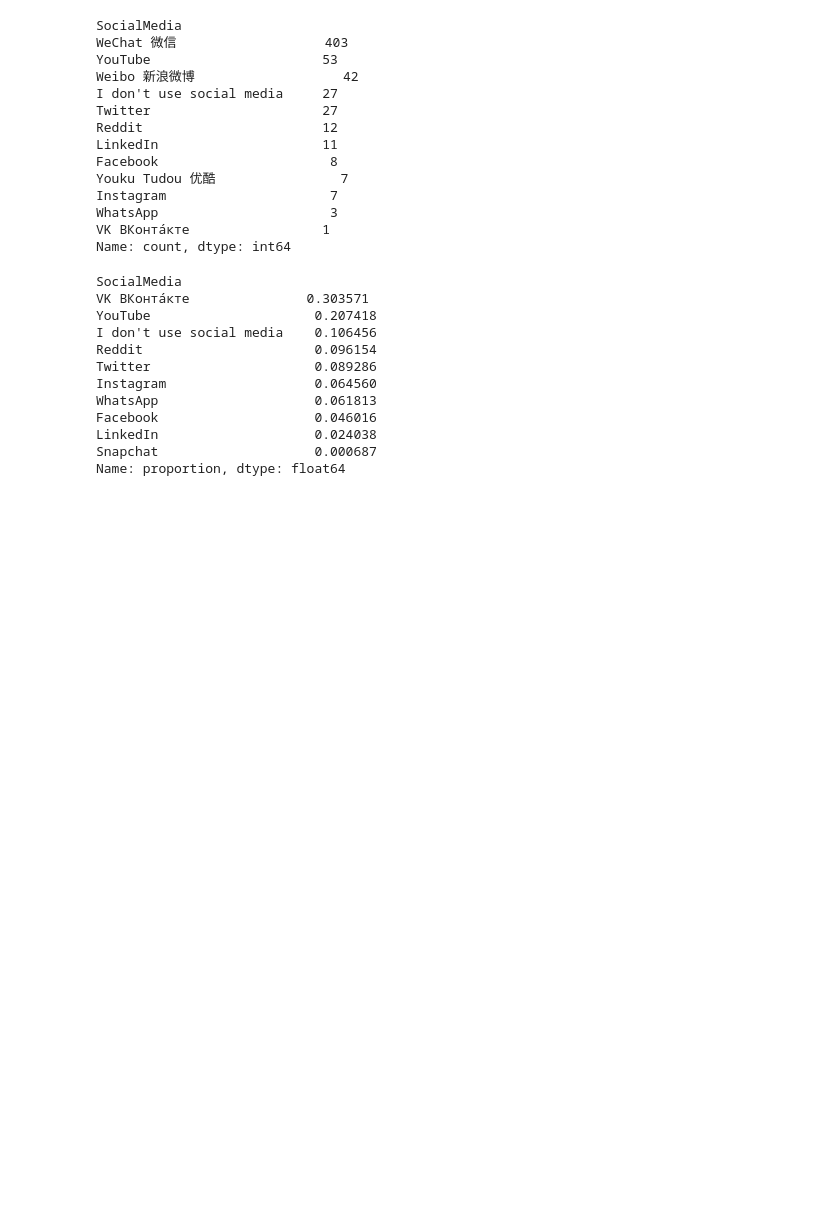
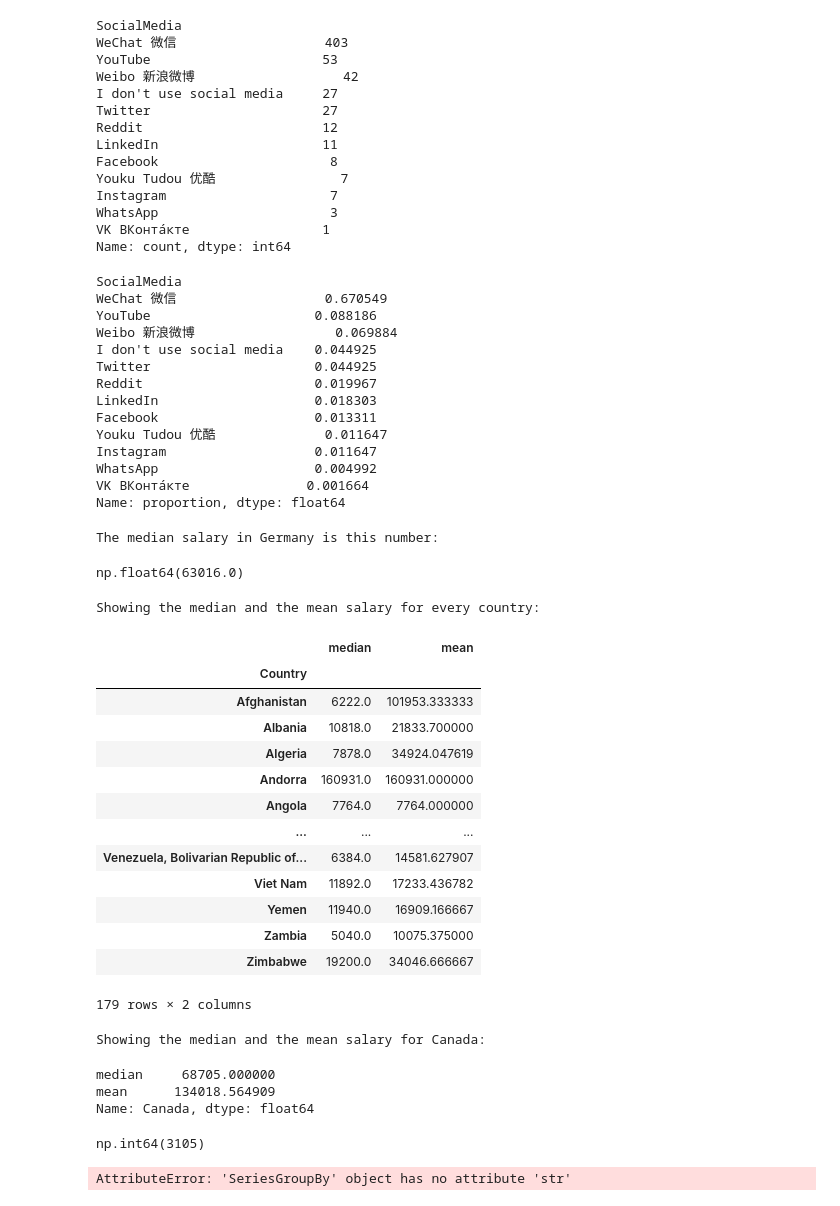
Before and after one commit to rafaelsouzakat/data-analyst-journey, a Jupyter notebook: python-pandas/lesson-08/08-grouping-and-aggregating.ipynb, the cells around one changed output. Cells and saved outputs as stored; diff of their text form; code cells hidden in the pictures; blank space fills up the shorter version.

Commit message:
finish grouping and aggregation practice lesson

```diff
--- a/python-pandas/lesson-08/08-grouping-and-aggregating.ipynb
+++ b/python-pandas/lesson-08/08-grouping-and-aggregating.ipynb
@@ -233,18 +234,71 @@ WhatsApp                      3
 VK ВКонта́кте                 1
 Name: count, dtype: int64
 # %%
-country_grp['SocialMedia'].value_counts(normalize=True).loc['Russian Federation']
+country_grp['SocialMedia'].value_counts(normalize=True).loc['China']
 # with the groups, we can see results from every country without having to change filters over and over again
 # %% [output]
 SocialMedia
-VK ВКонта́кте               0.303571
-YouTube                     0.207418
-I don't use social media    0.106456
-Reddit                      0.096154
-Twitter                     0.089286
-Instagram                   0.064560
-WhatsApp                    0.061813
-Facebook                    0.046016
-LinkedIn                    0.024038
-Snapchat                    0.000687
+WeChat 微信                   0.670549
+YouTube                     0.088186
+Weibo 新浪微博                  0.069884
+I don't use social media    0.044925
+Twitter                     0.044925
+Reddit                      0.019967
+LinkedIn                    0.018303
+Facebook                    0.013311
+Youku Tudou 优酷              0.011647
+Instagram                   0.011647
+WhatsApp                    0.004992
+VK ВКонта́кте               0.001664
 Name: proportion, dtype: float64
+# %%
+# we can also use this to run more traditional aggregation functions, like mean and median
+
+print('The median salary in Germany is this number:')
+country_grp['ConvertedComp'].median().loc['Germany']
+# %% [output]
+The median salary in Germany is this number:
+np.float64(63016.0)
+# %%
+# AGG method: we can pass all the aggregate functions we want to use!
+
+print('Showing the median and the mean salary for every country:')
+
+country_grp['ConvertedComp'].agg(['median', 'mean'])
+# %% [output]
+Showing the median and the mean salary for every country:
+|  | median | mean |
+| Country |  |  |
+| Afghanistan | 6222.0 | 101953.333333 |
+| Albania | 10818.0 | 21833.700000 |
+| Algeria | 7878.0 | 34924.047619 |
+| Andorra | 160931.0 | 160931.000000 |
+| Angola | 7764.0 | 7764.000000 |
+| ... | ... | ... |
+| Venezuela, Bolivarian Republic of... | 6384.0 | 14581.627907 |
+| Viet Nam | 11892.0 | 17233.436782 |
+| Yemen | 11940.0 | 16909.166667 |
+| Zambia | 5040.0 | 10075.375000 |
+| Zimbabwe | 19200.0 | 34046.666667 |
+179 rows × 2 columns
+# %%
+print('Showing the median and the mean salary for Canada:')
+
+country_grp['ConvertedComp'].agg(['median', 'mean']).loc['Canada']
+# %% [output]
+Showing the median and the mean salary for Canada:
+median     68705.000000
+mean      134018.564909
+Name: Canada, dtype: float64
+# %%
+filt = df['Country'] == 'India'
+df.loc[filt]['LanguageWorkedWith'].str.contains('Python').sum()
+
+# this shows us the number of people that work with Python in India
+# %% [output]
+np.int64(3105)
+# %%
+country_grp['LanguageWorkedWith'].str.contains('Python').sum()
+# this raises an error, because this is not just a Series object, it is a SeriesGroupBy object
+# %% [output]
+AttributeError: 'SeriesGroupBy' object has no attribute 'str'
```
Also changed, not shown: parts of 14 cells of this notebook.
